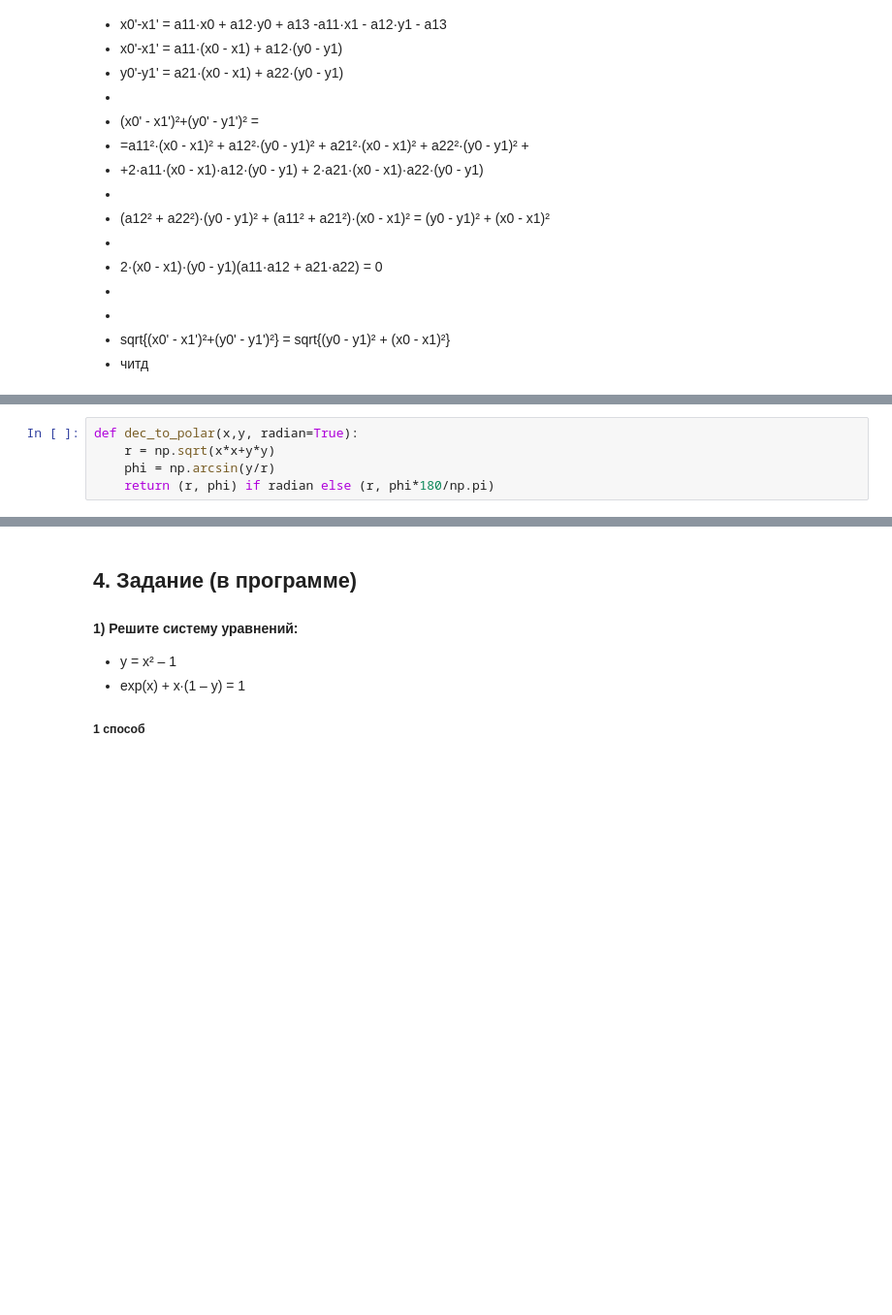
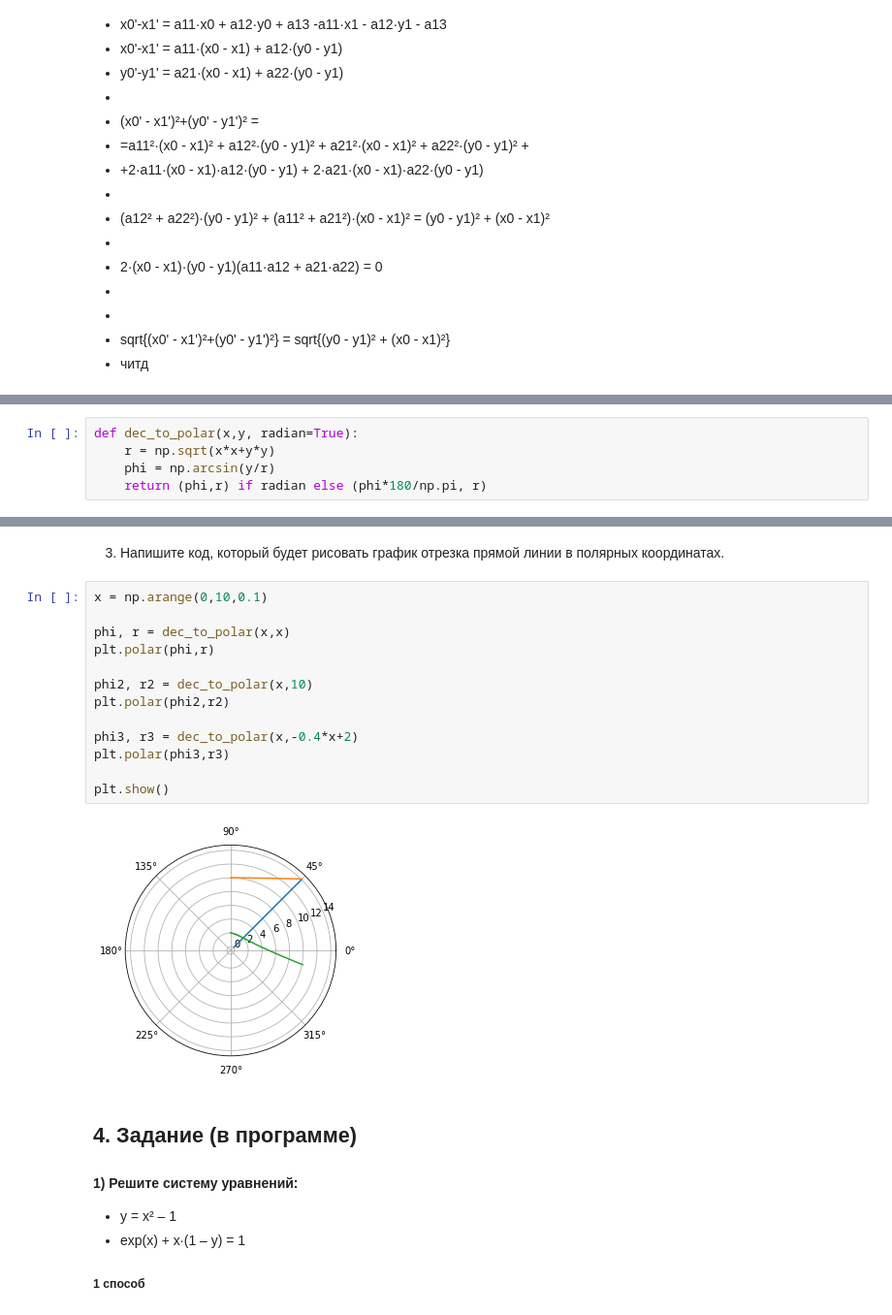
Before and after one commit to aechernenko/gbu_ai, a Jupyter notebook: hmath/lesson_3/lesson_3.ipynb, the cells around one changed output, grey strips where cells are left out. Shown at 97% size. Cells and saved outputs as stored; diff of their text form; blank space fills up the shorter version.

```diff
--- a/hmath/lesson_3/lesson_3.ipynb
+++ b/hmath/lesson_3/lesson_3.ipynb
@@ -231,5 +229,5 @@ plt.show()
 def dec_to_polar(x,y, radian=True):
     r = np.sqrt(x*x+y*y)
     phi = np.arcsin(y/r)
-    return (r, phi) if radian else (r, phi*180/np.pi)
+    return (phi,r) if radian else (phi*180/np.pi, r)
 # %%
@@ -256,3 +263,20 @@ phi= 90.0 градусов
+# %% [markdown]
+3. Напишите код, который будет рисовать график отрезка прямой линии в полярных координатах.
+# %%
+x = np.arange(0,10,0.1)
+
+phi, r = dec_to_polar(x,x)
+plt.polar(phi,r)
+
+phi2, r2 = dec_to_polar(x,10)
+plt.polar(phi2,r2)
+
+phi3, r3 = dec_to_polar(x,-0.4*x+2)
+plt.polar(phi3,r3)
+
+plt.show()
+# %% [output]
+[figure, added]
 # %% [markdown]
 ## 4. Задание (в программе)
 
```
Also changed, not shown: parts of 7 cells of this notebook.
